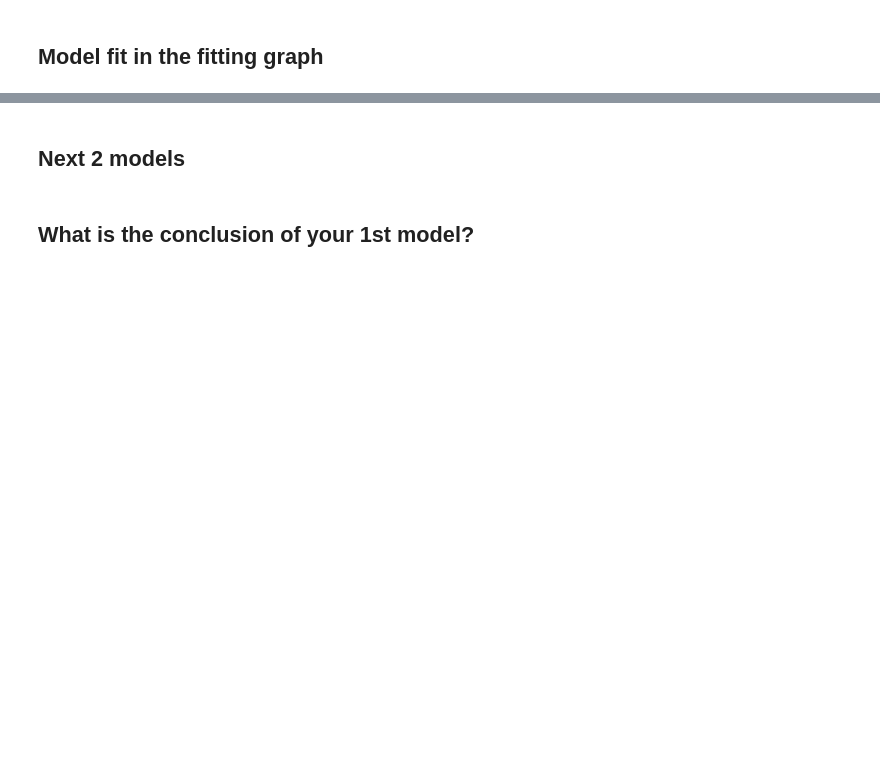
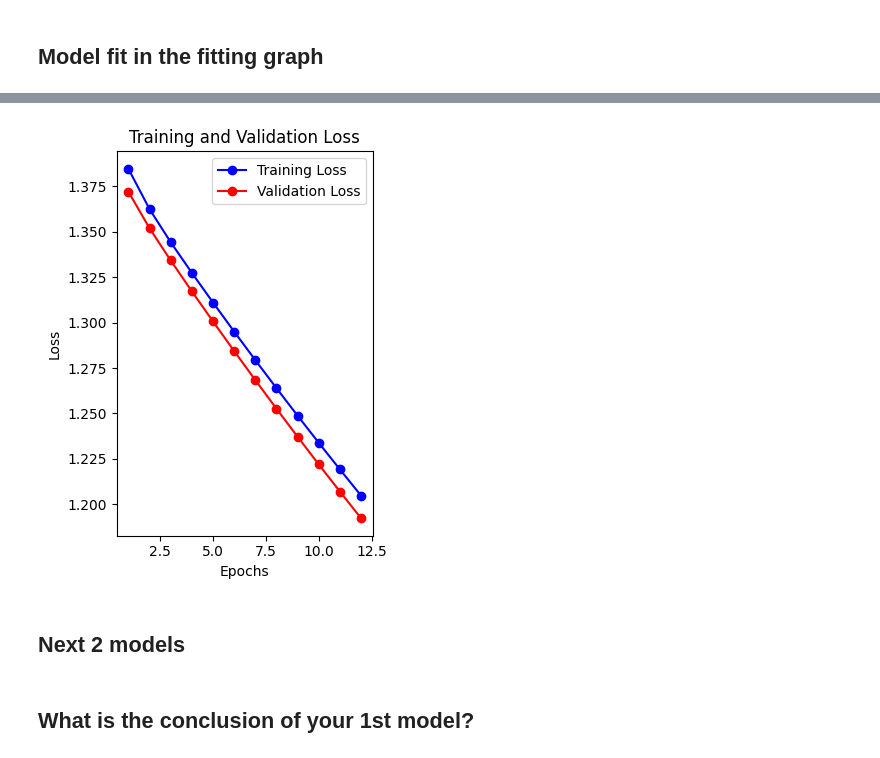
Before and after one commit to rpaquia/Machine-Learning-Project, a Jupyter notebook: training_model.ipynb, the cells around one changed output, grey strips where cells are left out. Drawn from its saved outputs; the diff is of its cells as text; code cells hidden in the pictures; blank space fills up the shorter version.

```diff
--- a/training_model.ipynb
+++ b/training_model.ipynb
@@ -1002,3 +1022,17 @@ Based on our MSE values, as the polynomial degree increases from 2 to 4, both tr
+# %%
+#Plotting training and validation loss
+plt.subplot(1, 2, 2)
+plt.plot(epochs, loss, 'bo-', label='Training Loss')
+plt.plot(epochs, val_loss, 'ro-', label='Validation Loss')
+plt.title('Training and Validation Loss')
+plt.xlabel('Epochs')
+plt.ylabel('Loss')
+plt.legend()
+
+plt.tight_layout()
+plt.show()
+# %% [output]
+[figure, added]
 # %% [markdown]
 ## Next 2 models
 # %% [markdown]
```
Also changed, not shown: parts of 11 cells of this notebook, 1 other file.
